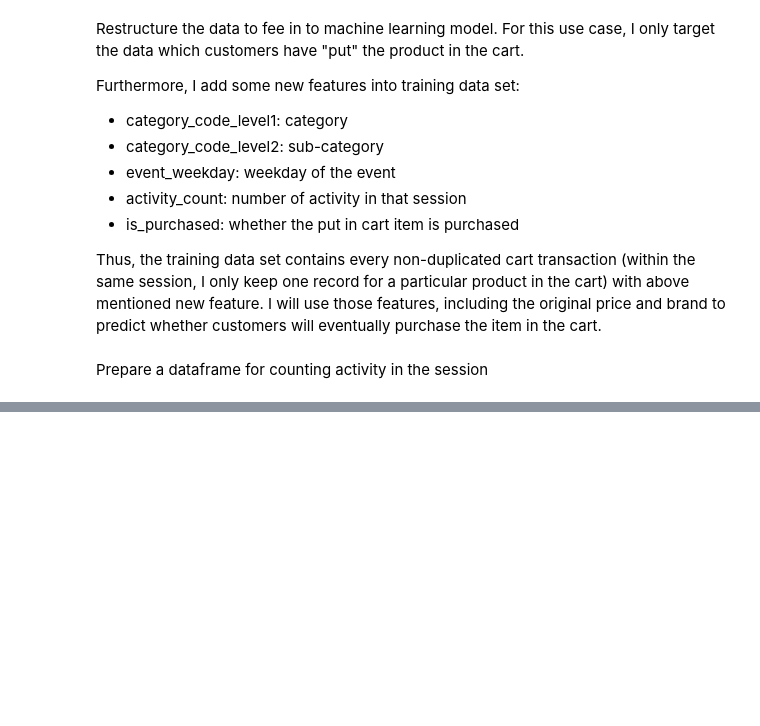
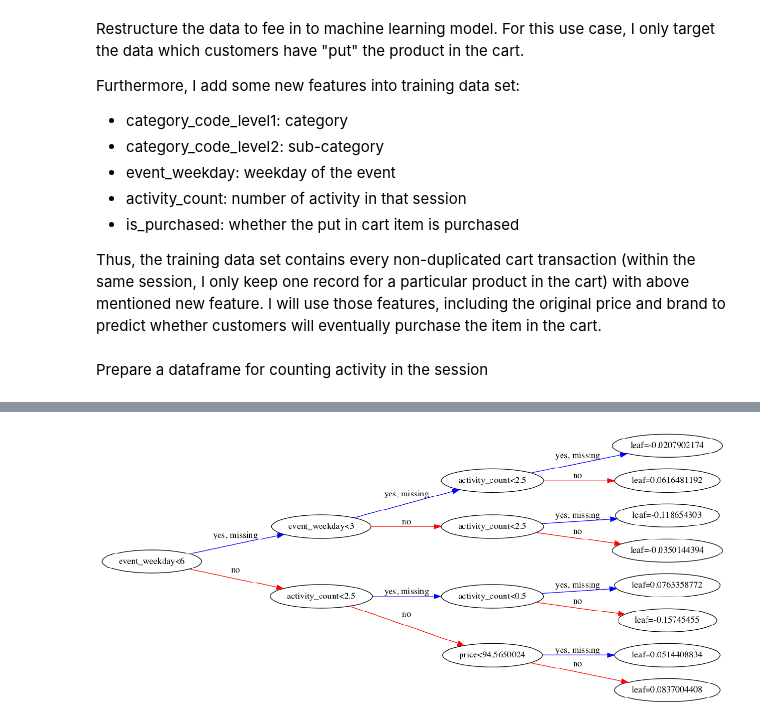
Before and after one commit to andypwyu/eCommerce-behavior, a Jupyter notebook: eCommerce behavior data from multi category store.ipynb, the cells around one changed output, grey strips where cells are left out. Drawn from its saved outputs; the diff is of its cells as text; code cells hidden in the pictures; blank space fills up the shorter version.

```diff
--- a/eCommerce behavior data from multi category store.ipynb
+++ b/eCommerce behavior data from multi category store.ipynb
@@ -246,0 +359,7 @@ df_targets.head()
+# %%
+from xgboost import plot_tree
+plot_tree(model, num_trees=0, rankdir='LR')
+plt.rcParams['figure.figsize'] = (40,8)
+plt.show()
+# %% [output]
+[figure, added]
```
Also changed, not shown: parts of 21 cells of this notebook.
